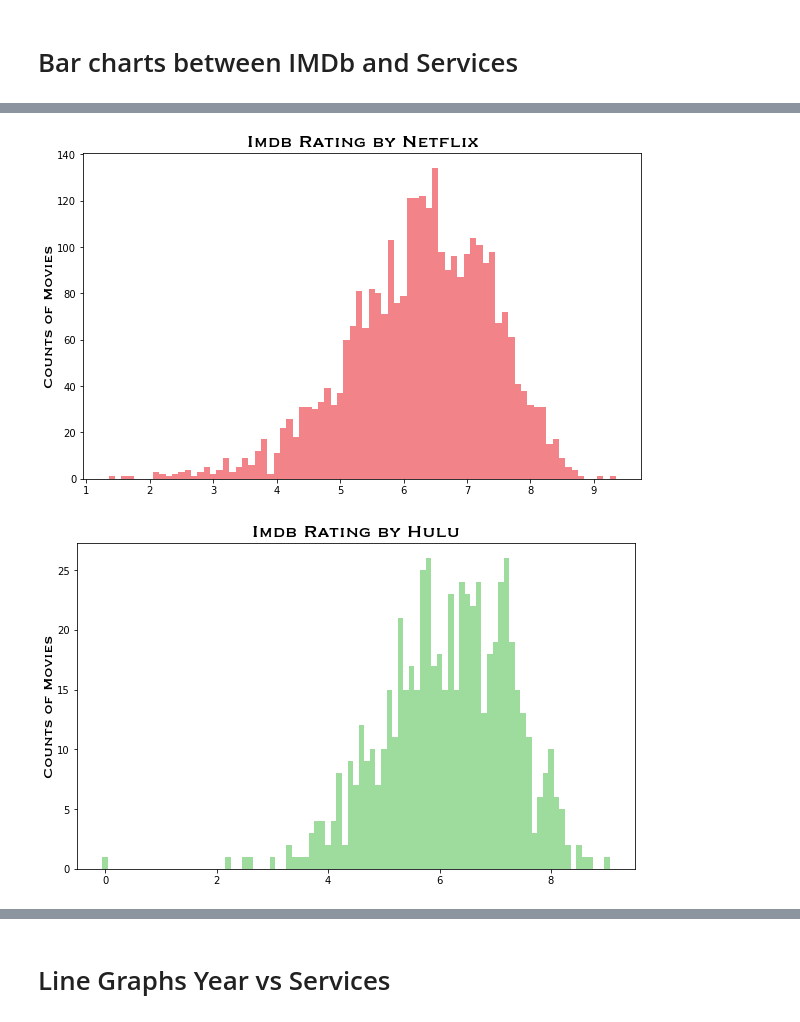
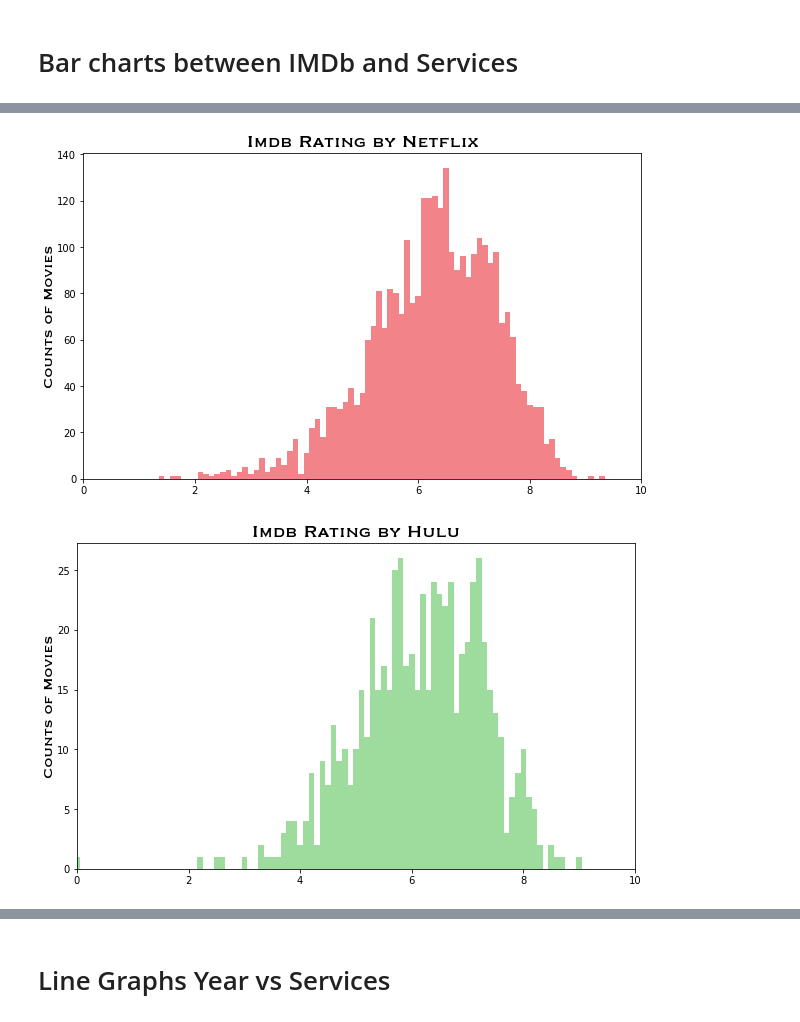
Before and after one commit to ntlv22/SMU_Project-1-, a Jupyter notebook: Movies_Visualizations.ipynb, the cells around one changed output, grey strips where cells are left out. Cells and saved outputs as stored; diff of their text form; code cells hidden in the pictures.

```diff
--- a/Movies_Visualizations.ipynb
+++ b/Movies_Visualizations.ipynb
@@ -242,6 +250,8 @@ plt.figure(figsize=(10,6))
 #raw plot
 plt.bar(countIMDb.index, countIMDb.values, color='#E50914', alpha=0.5, align="center",width=0.1)
 
+#PADDING
+plt.xlim(0, 10)
 
 # Give our chart some labels and a tile
 plt.title("Imdb Rating by Netflix",fontweight="bold", fontsize=20, name="Copperplate")
@@ -251,27 +261,29 @@ plt.ylabel("Counts of Movies",fontsize=16, name="Copperplate")
 #show/save
 plt.show()
 # %% [output]
-[figure, old version]
+[figure, new version]
 # %%
 net = df.loc[df.Service == "Hulu"]
 countIMDb = net.groupby("IMDb").size()
 
 #figsize
 plt.figure(figsize=(10,6))
 
 #raw plot
 plt.bar(countIMDb.index, countIMDb.values, color='#3DBB3D', alpha=0.5, align="center",width=0.1)
 
+#PADDING
+plt.xlim(0, 10)
 
 # Give our chart some labels and a tile
 plt.title("Imdb Rating by Hulu",fontweight="bold", fontsize=20, name="Copperplate")
 plt.xlabel("",fontsize=16, name="Copperplate")
 plt.ylabel("Counts of Movies",fontsize=16, name="Copperplate")
 
 #show/save
 plt.show()
 # %% [output]
-[figure, old version]
+[figure, new version]
 # %%
 net = df.loc[df.Service == "Prime Video"]
 countIMDb = net.groupby("IMDb").size()
```
Also changed, not shown: parts of 6 cells of this notebook, 4 other files.
